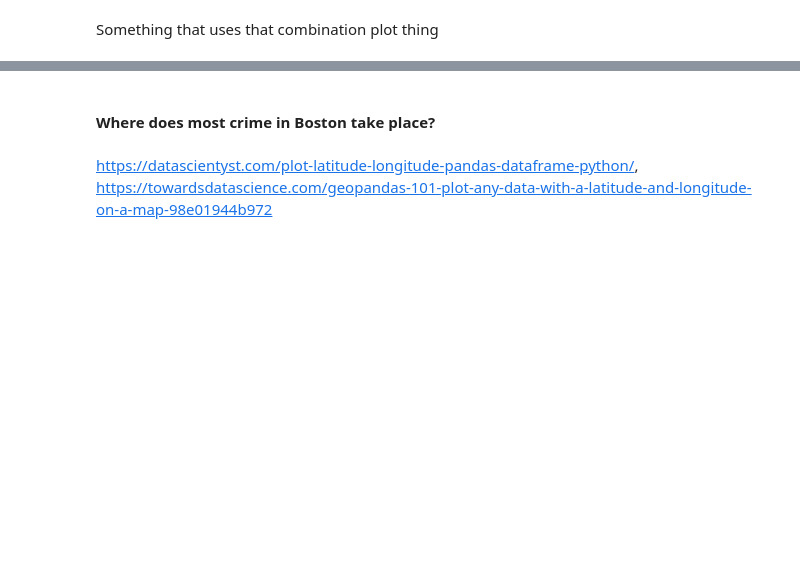
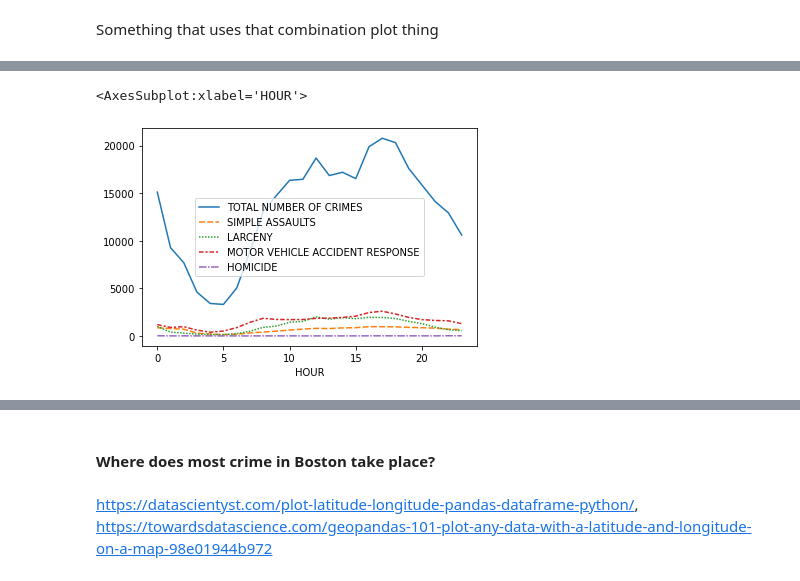
Before and after one commit to aemerson2024/data-science-2022F, a Jupyter notebook: unit3/Boston Crimes/project3 - boston crime.ipynb, the cells around one changed output, grey strips where cells are left out. Drawn from its saved outputs; the diff is of its cells as text; code cells hidden in the pictures; blank space fills up the shorter version.

```diff
--- a/unit3/Boston Crimes/project3 - boston crime.ipynb
+++ b/unit3/Boston Crimes/project3 - boston crime.ipynb
@@ -207,0 +256,9 @@ Something that uses that combination plot thing
+# %%
+crime_date['SIMPLE ASSAULTS'] = crimes.loc[crimes.OFFENSE_CODE_GROUP == 'Simple Assault'].groupby('HOUR').HOUR.count()
+crime_date['LARCENY'] = crimes.loc[crimes.OFFENSE_CODE_GROUP == 'Larceny'].groupby('HOUR').HOUR.count()
+crime_date['MOTOR VEHICLE ACCIDENT RESPONSE'] = crimes.loc[crimes.OFFENSE_CODE_GROUP == 'Motor Vehicle Accident Response'].groupby('HOUR').HOUR.count()
+crime_date['HOMICIDE'] = crimes.loc[crimes.OFFENSE_CODE_GROUP == 'Homicide'].groupby('HOUR').HOUR.count()
+sns.lineplot(data=crime_date)
+# %% [output]
+<AxesSubplot:xlabel='HOUR'>
+[figure, added]
```
Also changed, not shown: parts of 12 cells of this notebook.
